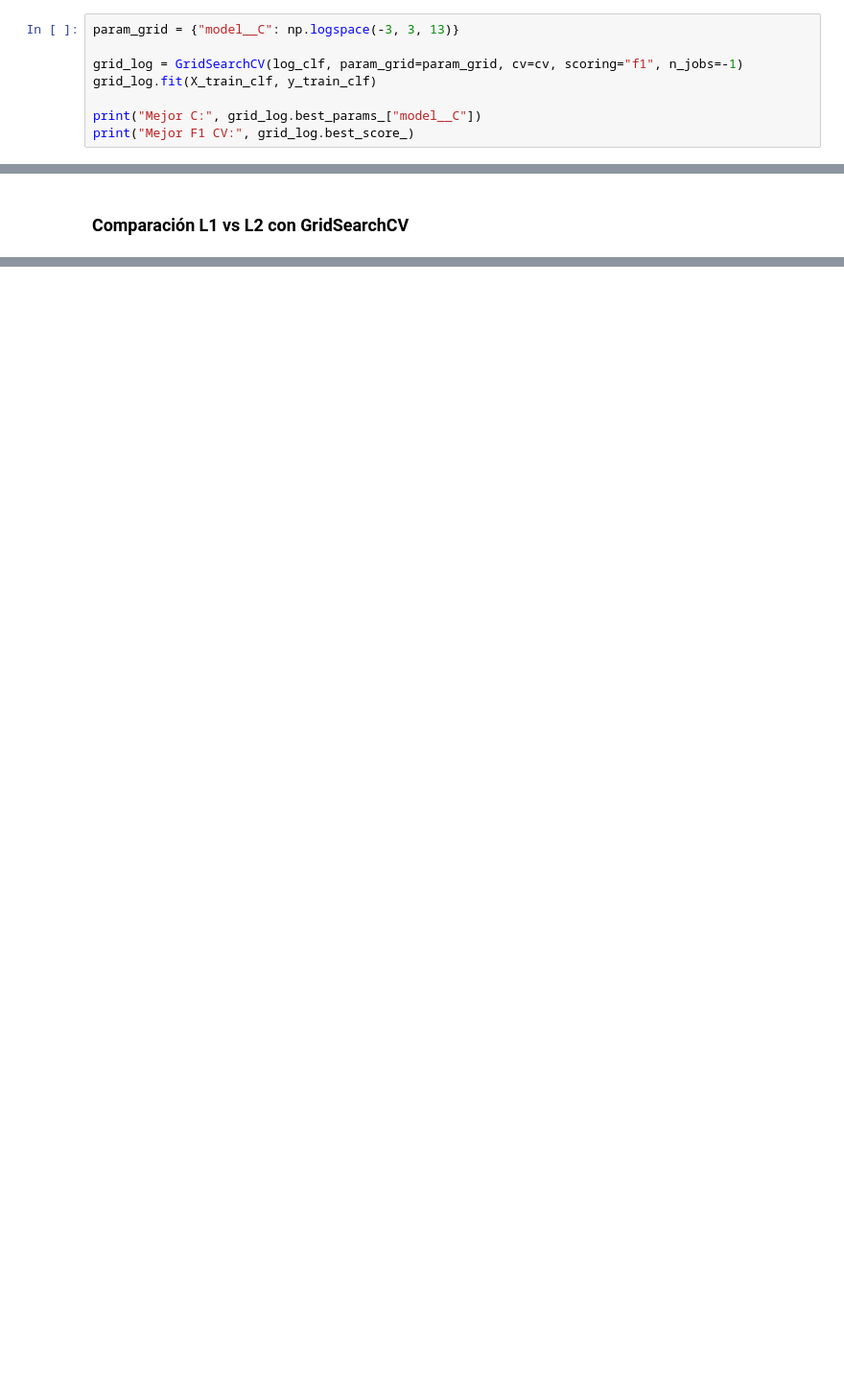
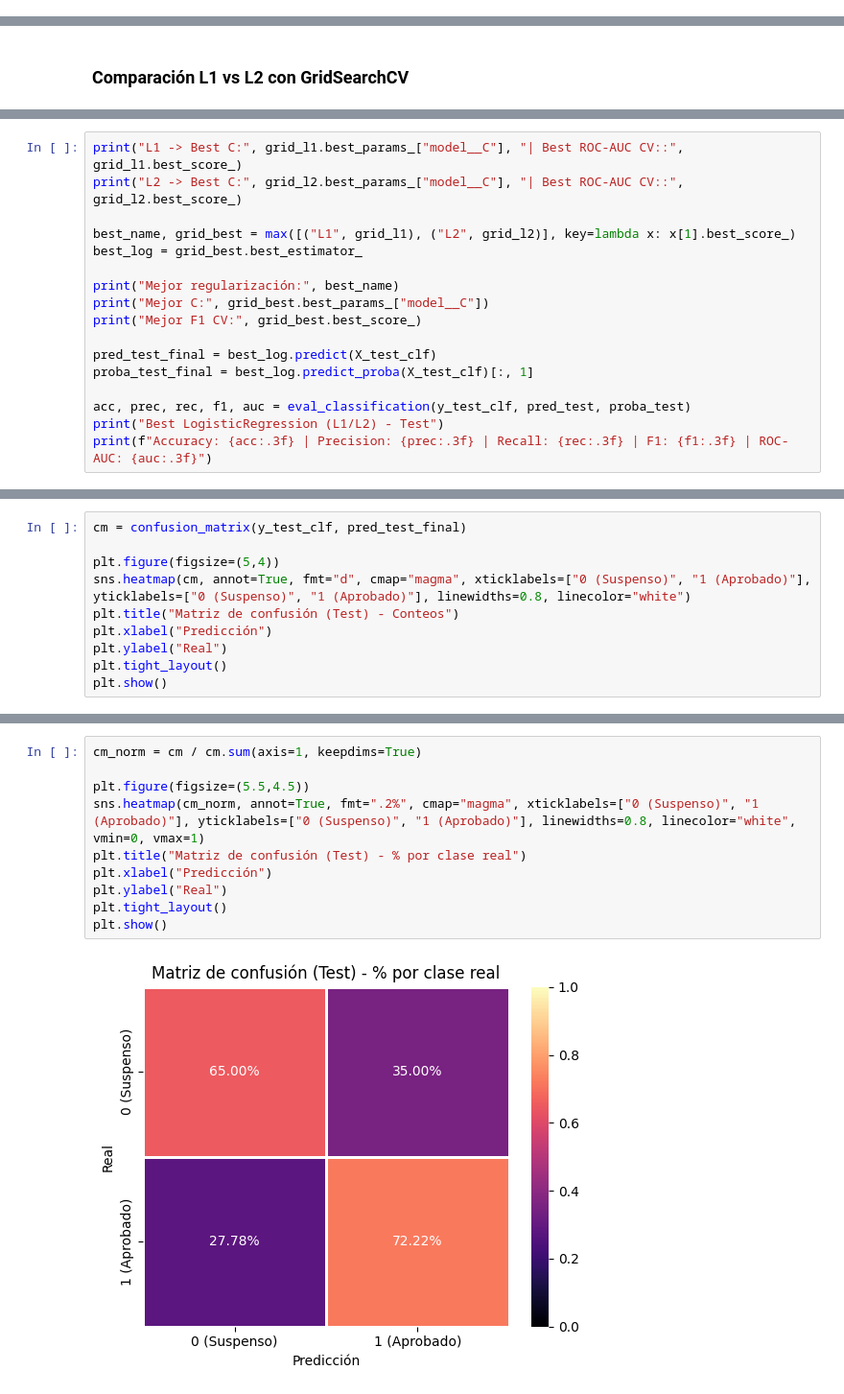
Before and after one commit to C4rl0s1515/Machine-Learning-model, a Jupyter notebook: notebook/0.4_Entrenamiento_y_validacion_modelo_clasificacion.ipynb, the cells around one changed output, grey strips where cells are left out. Shown at 96% size. Cells and saved outputs as stored; diff of their text form; blank space fills up the shorter version.

```diff
--- a/notebook/0.4_Entrenamiento_y_validacion_modelo_clasificacion.ipynb
+++ b/notebook/0.4_Entrenamiento_y_validacion_modelo_clasificacion.ipynb
@@ -144,8 +153,0 @@ Los resultados medios muestran un desempeño estable con **accuracy** de **0.755
-# %%
-param_grid = {"model__C": np.logspace(-3, 3, 13)}
-
-grid_log = GridSearchCV(log_clf, param_grid=param_grid, cv=cv, scoring="f1", n_jobs=-1)
-grid_log.fit(X_train_clf, y_train_clf)
-
-print("Mejor C:", grid_log.best_params_["model__C"])
-print("Mejor F1 CV:", grid_log.best_score_)
@@ -417,0 +183,17 @@ Este resultado indica que ese umbral no es adecuado para uso final, ya que sacri
+# %%
+print("L1 -> Best C:", grid_l1.best_params_["model__C"], "| Best ROC-AUC CV::", grid_l1.best_score_)
+print("L2 -> Best C:", grid_l2.best_params_["model__C"], "| Best ROC-AUC CV::", grid_l2.best_score_)
+
+best_name, grid_best = max([("L1", grid_l1), ("L2", grid_l2)], key=lambda x: x[1].best_score_)
+best_log = grid_best.best_estimator_
+
+print("Mejor regularización:", best_name)
+print("Mejor C:", grid_best.best_params_["model__C"])
+print("Mejor F1 CV:", grid_best.best_score_)
+
+pred_test_final = best_log.predict(X_test_clf)
+proba_test_final = best_log.predict_proba(X_test_clf)[:, 1]
+
+acc, prec, rec, f1, auc = eval_classification(y_test_clf, pred_test, proba_test)
+print("Best LogisticRegression (L1/L2) - Test")
+print(f"Accuracy: {acc:.3f} | Precision: {prec:.3f} | Recall: {rec:.3f} | F1: {f1:.3f} | ROC-AUC: {auc:.3f}")
@@ -417,0 +216,10 @@ Este resultado indica que ese umbral no es adecuado para uso final, ya que sacri
+# %%
+cm = confusion_matrix(y_test_clf, pred_test_final)
+
+plt.figure(figsize=(5,4))
+sns.heatmap(cm, annot=True, fmt="d", cmap="magma", xticklabels=["0 (Suspenso)", "1 (Aprobado)"], yticklabels=["0 (Suspenso)", "1 (Aprobado)"], linewidths=0.8, linecolor="white")
+plt.title("Matriz de confusión (Test) - Conteos")
+plt.xlabel("Predicción")
+plt.ylabel("Real")
+plt.tight_layout()
+plt.show()
@@ -417,0 +236,12 @@ Este resultado indica que ese umbral no es adecuado para uso final, ya que sacri
+# %%
+cm_norm = cm / cm.sum(axis=1, keepdims=True)
+
+plt.figure(figsize=(5.5,4.5))
+sns.heatmap(cm_norm, annot=True, fmt=".2%", cmap="magma", xticklabels=["0 (Suspenso)", "1 (Aprobado)"], yticklabels=["0 (Suspenso)", "1 (Aprobado)"], linewidths=0.8, linecolor="white", vmin=0, vmax=1)
+plt.title("Matriz de confusión (Test) - % por clase real")
+plt.xlabel("Predicción")
+plt.ylabel("Real")
+plt.tight_layout()
+plt.show()
+# %% [output]
+[figure, added]
```
Also changed, not shown: parts of 67 cells of this notebook.
